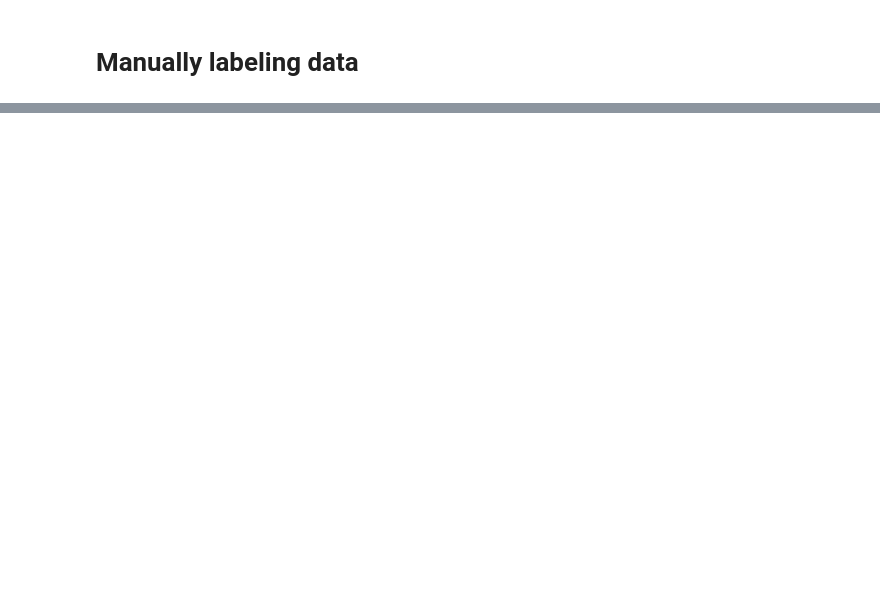
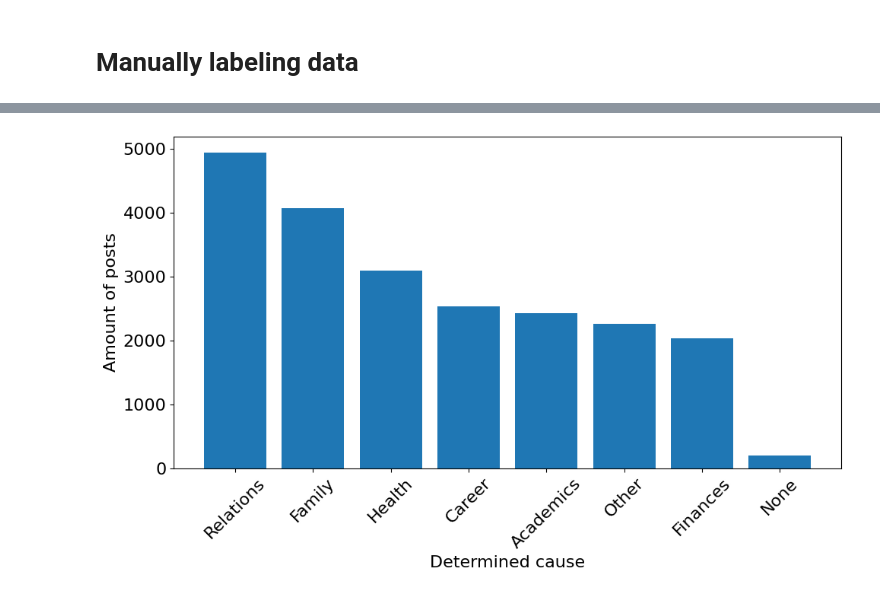
Before and after one commit to JorisBallemans/txmm_project, a Jupyter notebook: topic_modelling.ipynb, the cells around one changed output, grey strips where cells are left out. Cells and saved outputs as stored; diff of their text form; code cells hidden in the pictures; blank space fills up the shorter version.

```diff
--- a/topic_modelling.ipynb
+++ b/topic_modelling.ipynb
@@ -94,0 +139,24 @@ clusters_14 = {0: [TOPIC.FINANCES, TOPIC.FAMILY], 1: [TOPIC.ACADEMICS, TOPIC.REL
+# %%
+#Generate graph
+results = {"Relations": 4939,
+           "Family": 4071,
+           "Health": 3088,
+           "Career": 2533,
+           "Academics": 2424,
+           "Other": 2259,
+           "Finances": 2034,
+           "None": 196}
+
+sorted_results = dict(sorted(results.items(), key=lambda item: item[1], reverse=True))
+
+plt.figure(figsize=(10, 6))
+plt.bar(sorted_results.keys(), sorted_results.values())
+
+plt.xlabel("Determined cause", fontsize=16)
+plt.ylabel("Amount of posts", fontsize=16)
+plt.xticks(rotation=45, fontsize = 16)
+plt.yticks(fontsize = 16)
+plt.tight_layout()
+plt.show()
+# %% [output]
+[figure, added]
```
Also changed, not shown: parts of 9 cells of this notebook, 2 other files.
